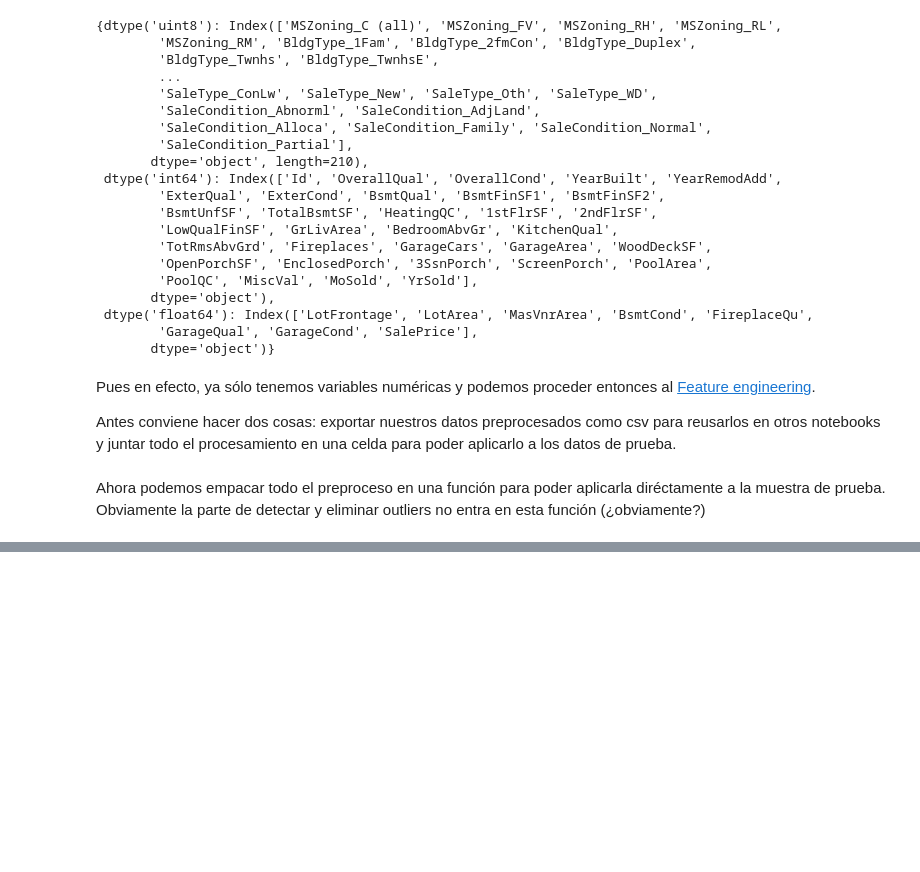
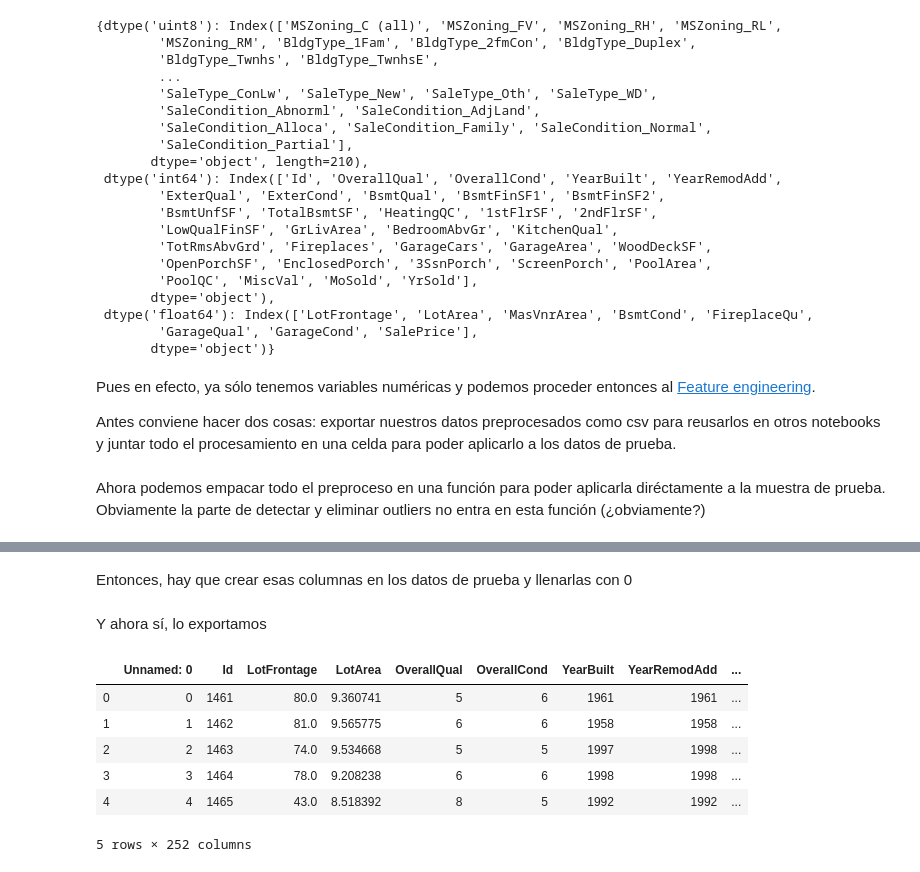
Before and after one commit to CentroGeo/HousePrices, a Jupyter notebook: Preproceso.ipynb, the cells around one changed output, grey strips where cells are left out. Drawn from its saved outputs; the diff is of its cells as text; code cells hidden in the pictures; blank space fills up the shorter version.

Commit message:
Preprocesa archivo de prueba.

```diff
--- a/Preproceso.ipynb
+++ b/Preproceso.ipynb
@@ -766,0 +1160,13 @@ procesado.to_csv("data/train_preprocesado.csv")
+# %%
+df_test['MSZoning'].fillna('RL', inplace=True)
+df_test['Utilities'].fillna('AllPub', inplace=True)
+df_test['Functional'].fillna('Typ', inplace=True)
+df_test['KitchenQual'].fillna('TA', inplace=True)
+df_test['Exterior1st'].fillna('VinylSd', inplace=True)
+df_test['Exterior2nd'].fillna('VinylSd', inplace=True)
+df_test['SaleType'].fillna('WD', inplace=True)
+
+total = df_test.isnull().sum().sort_values(ascending=False)
+percent = (df_test.isnull().sum()/df_test.isnull().count()).sort_values(ascending=False)
+missing_data = pd.concat([total, percent], axis=1, keys=['Total', 'Percent'])
+missing_data.head(15)
@@ -766,0 +1192,16 @@ procesado.to_csv("data/train_preprocesado.csv")
+# %%
+df_test.loc[:,'ExterQual'] = df_test.loc[:,'ExterQual'].map({'Fa':1, 'TA':2, 'Gd' : 3, 'Ex': 4})
+df_test.loc[:,'ExterCond'] = df_test.loc[:,'ExterCond'].map({'Po':0, 'Fa':1, 'TA':2, 'Gd' : 3, 'Ex': 4})
+df_test.loc[:,'BsmtQual'] = df_test.loc[:,'BsmtQual'].map({'No':0, 'Fa':1, 'TA':2, 'Gd' : 3, 'Ex': 4})
+df_test.loc[:,'BsmtCond'] = df_test.loc[:,'BsmtCond'].map({'No':0, 'Po':1,'Fa':2, 'TA':3, 'Gd' : 4, 'Ex': 5})
+df_test.loc[:,'KitchenQual'] = df_test.loc[:,'KitchenQual'].map({'Fa':1, 'TA':2, 'Gd' : 3, 'Ex': 4})
+df_test.loc[:,'GarageQual'] = df_test.loc[:,'GarageQual'].map({'No':0,'Po':1,'Fa':2, 'TA':3, 'Gd' : 4, 'Ex': 5})
+df_test.loc[:,'GarageCond'] = df_test.loc[:,'GarageCond'].map({'No':0,'Po':1,'Fa':2, 'TA':3, 'Gd' : 4, 'Ex': 5})
+df_test.loc[:,'FireplaceQu'] = df_test.loc[:,'FireplaceQu'].map({'No':0,'Po':1,'Fa':2, 'TA':3, 'Gd' : 4, 'Ex': 5})
+df_test.loc[:,'HeatingQC'] = df_test.loc[:,'HeatingQC'].map({'Po':0,'Fa':1, 'TA':2, 'Gd' : 3, 'Ex': 4})
+df_test.loc[:,'PoolQC'] = df_test.loc[:,'PoolQC'].map({'No':0, 'Fa':1, 'Gd' : 2, 'Ex': 3})
+
+df_cat = pd.get_dummies(df_test.loc[:, total_categoricas])
+
+df_test = pd.concat([df_test, df_cat], axis=1)
+df_test.drop(total_categoricas, axis=1, inplace=True)
@@ -766,0 +1230,19 @@ procesado.to_csv("data/train_preprocesado.csv")
+# %% [markdown]
+Entonces, hay que crear esas columnas en los datos de prueba y llenarlas con 0
+# %%
+missing_cols = list(set(df_train.columns).difference(df_test.columns))
+missing_cols.remove('SalePrice')
+for c in missing_cols:
+    df_test[c] = 0
+# %% [markdown]
+Y ahora sí, lo exportamos
+# %%
+df_test.head()
+# %% [output]
+|  | Unnamed: 0 | Id | LotFrontage | LotArea | OverallQual | OverallCond | YearBuilt | YearRemodAdd | ... |
+| 0 | 0 | 1461 | 80.0 | 9.360741 | 5 | 6 | 1961 | 1961 | ... |
+| 1 | 1 | 1462 | 81.0 | 9.565775 | 6 | 6 | 1958 | 1958 | ... |
+| 2 | 2 | 1463 | 74.0 | 9.534668 | 5 | 5 | 1997 | 1998 | ... |
+| 3 | 3 | 1464 | 78.0 | 9.208238 | 6 | 6 | 1998 | 1998 | ... |
+| 4 | 4 | 1465 | 43.0 | 8.518392 | 8 | 5 | 1992 | 1992 | ... |
+5 rows × 252 columns
```
Also changed, not shown: parts of 45 cells of this notebook.
